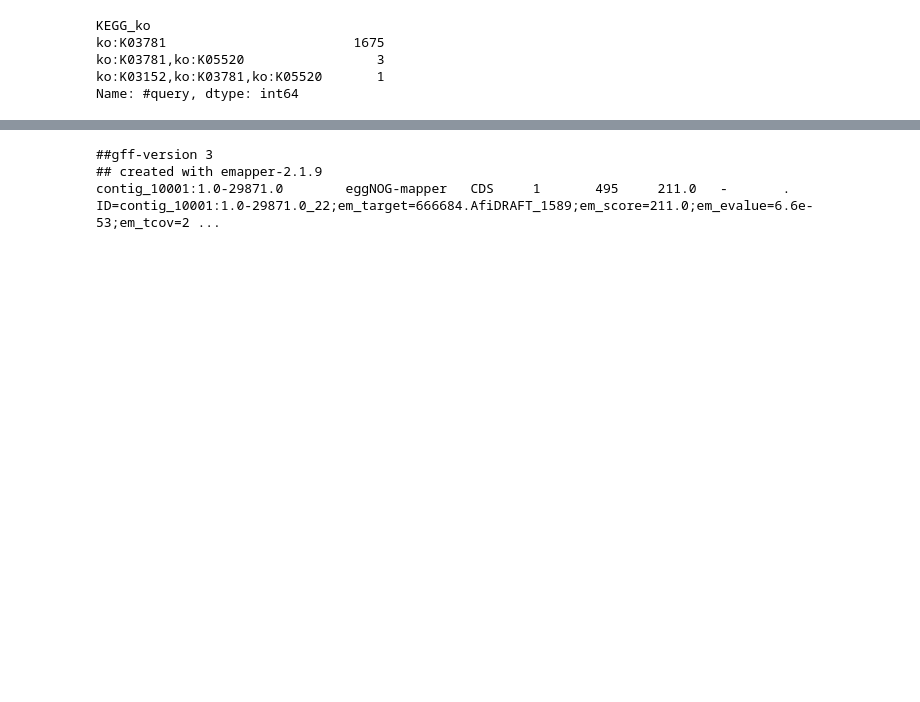
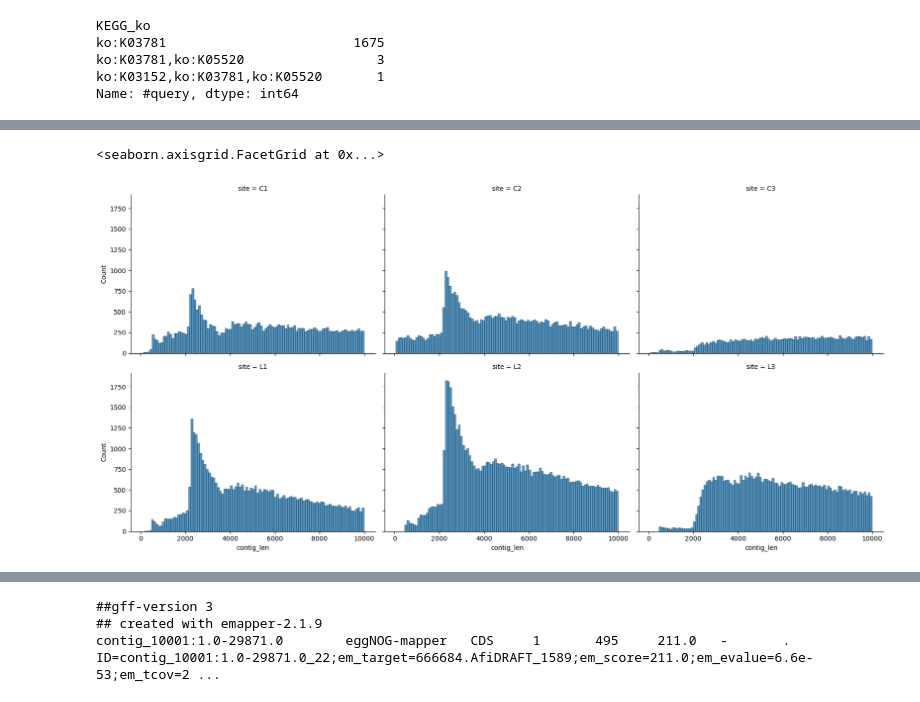
Before and after one commit to crabron/ARRIAM, a Jupyter notebook: primers.ipynb, the cells around one changed output, grey strips where cells are left out. Drawn from its saved outputs; the diff is of its cells as text; code cells hidden in the pictures; blank space fills up the shorter version.

```diff
--- a/primers.ipynb
+++ b/primers.ipynb
@@ -191,0 +419,10 @@ df_gff_
+# %%
+files = sorted(glob.glob(f"{os.getcwd()}/len_contigs/*"))
+names = [os.path.basename(i) for i in files]
+file_list = list(zip(names, files))
+dfs = [pd.read_csv(f[1], sep="\t", comment="#").assign(site=f[0]) for f in file_list]
+df_len = pd.concat(dfs, ignore_index=True)
+# %%
+# df_len.rename({'Lenght':'lenght', 'id':'Name'} ,axis=1)
+df_ln = df_len.rename(columns={'Length': 'contig_len', 'Name': 'seqid'})
+# df_ln['id'] = df_ln['site'] + "_" +df_ln['seqid']
@@ -191,0 +457,7 @@ df_gff_
+# %%
+# plt.rcParams['figure.figsize'] = [25, 10]
+g = sns.FacetGrid(df_ln[df_ln["contig_len"] < 10000], col="site", height=4.1, aspect=1.4, col_wrap=3)
+g.map(sns.histplot, "contig_len", bins=100)
+# %% [output]
+<seaborn.axisgrid.FacetGrid at 0x...>
+[figure, added]
```
Also changed, not shown: parts of 193 cells of this notebook.
